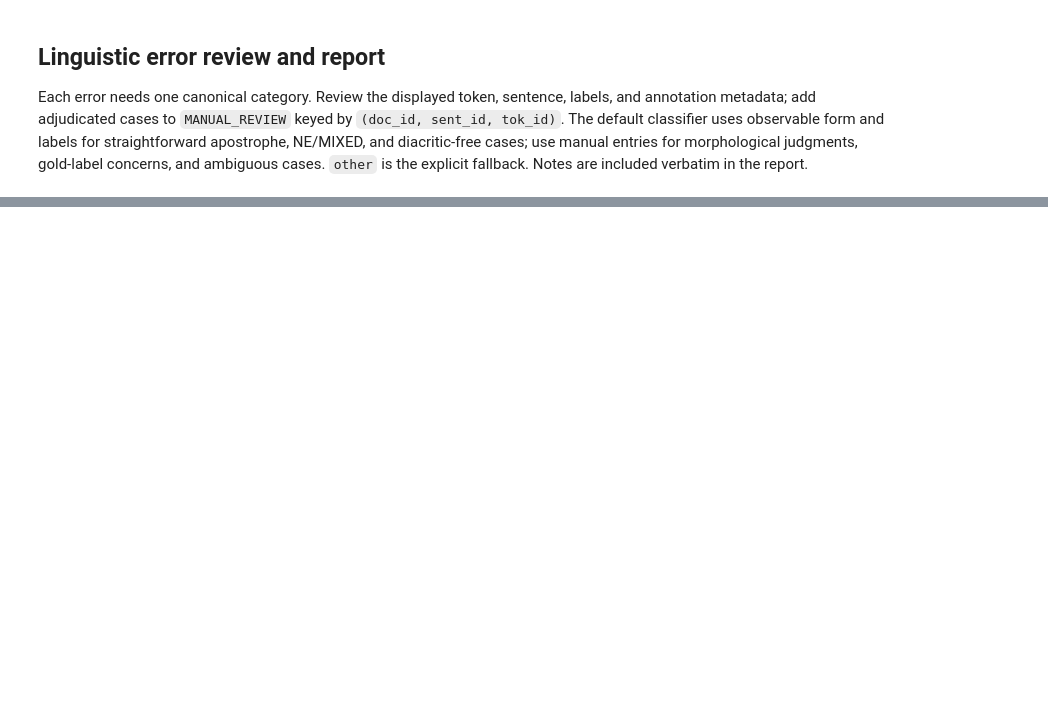
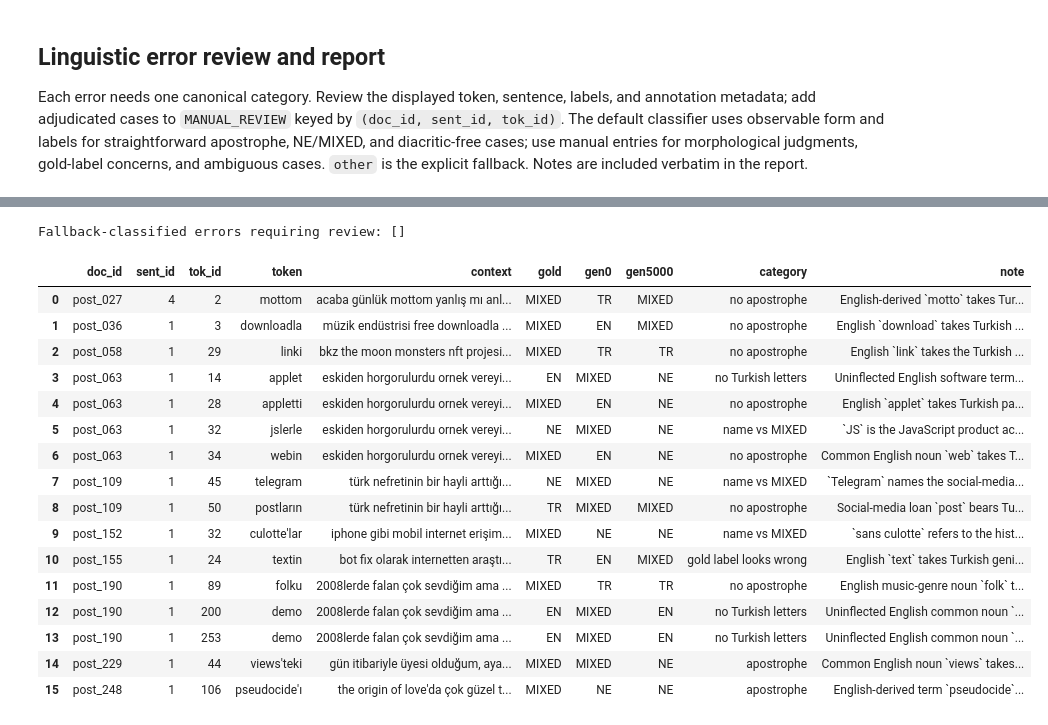
Before and after one commit to ShahemHassoun/TR-EN-CodeSwitch-LID, a Jupyter notebook: notebooks/error_analysis.ipynb, the cells around one changed output, grey strips where cells are left out. Drawn from its saved outputs; the diff is of its cells as text; code cells hidden in the pictures; blank space fills up the shorter version.

Commit message:
feat(mahmut): add crf_gen10000 predictions and finalize error analysis on berturk_gen5000

```diff
--- a/notebooks/error_analysis.ipynb
+++ b/notebooks/error_analysis.ipynb
@@ -16,10 +16,9 @@ if REPO_ROOT is None:
 if str(REPO_ROOT / "src") not in sys.path:
     sys.path.insert(0, str(REPO_ROOT / "src"))
 
-# Update only these run names to compare a different selected model size.
 RUNS = {
     "gen0": "berturk_gen0_seed1",
-    "gen2500": "berturk_gen2500_seed1",
+    "gen5000": "berturk_gen5000_seed1",
 }
 PREDICTION_DIR = REPO_ROOT / "results" / "predictions"
 REPORT_PATH = REPO_ROOT / "results" / "error_analysis.md"
@@ -116,13 +126,13 @@ display(metrics.style.format({"precision": "{:.3f}", "recall": "{:.3f}", "F1": "
 candidate_mask = aligned[["gold", *RUNS.keys()]].eq("MIXED").any(axis=1)
 candidates = aligned.loc[candidate_mask].copy()
 candidates["gen0_correct"] = candidates["gen0"].eq(candidates["gold"])
-candidates["gen2500_correct"] = candidates["gen2500"].eq(candidates["gold"])
+candidates["gen5000_correct"] = candidates["gen5000"].eq(candidates["gold"])
 def transition(row):
-    if not row["gen0_correct"] and row["gen2500_correct"]:
+    if not row["gen0_correct"] and row["gen5000_correct"]:
         return "fixed"
-    if row["gen0_correct"] and not row["gen2500_correct"]:
+    if row["gen0_correct"] and not row["gen5000_correct"]:
         return "degraded"
-    if not row["gen0_correct"] and not row["gen2500_correct"]:
+    if not row["gen0_correct"] and not row["gen5000_correct"]:
         return "persistently wrong"
     return "correct in both"
 
@@ -131,5 +141,5 @@ transition_counts = candidates["transition"].value_counts().reindex(
     ["fixed", "degraded", "persistently wrong", "correct in both"], fill_value=0
 ).rename_axis("transition").reset_index(name="tokens")
 display(transition_counts)
-errors = candidates.loc[~(candidates["gen0_correct"] & candidates["gen2500_correct"])].copy()
+errors = candidates.loc[~(candidates["gen0_correct"] & candidates["gen5000_correct"])].copy()
 print(f"MIXED-focused token instances: {len(candidates)}; error instances: {len(errors)}")
@@ -149,10 +169,29 @@ CATEGORIES = [
 
 # Linguistic adjudications belong here; keys are stable token coordinates.
 # Example: ("post_001", 2, 4): ("no apostrophe", "English stem takes a Turkish suffix directly.")
-MANUAL_REVIEW = {}
+MANUAL_REVIEW = {
+    ("post_027", 4, 2): ("no apostrophe", "English-derived `motto` takes Turkish first-person possessive `-m` directly in `mottom`."),
+    ("post_036", 1, 3): ("no apostrophe", "English `download` takes Turkish instrumental/comitative `-la` directly in `downloadla`."),
+    ("post_058", 1, 29): ("no apostrophe", "English `link` takes the Turkish accusative/possessive suffix `-i` directly in `linki`."),
+    ("post_063", 1, 14): ("no Turkish letters", "Uninflected English software term `applet`; it is not a named entity or a Turkish-suffixed form."),
+    ("post_063", 1, 28): ("no apostrophe", "English `applet` takes Turkish past copula `-ti` directly in `appletti`."),
+    ("post_063", 1, 32): ("name vs MIXED", "`JS` is the JavaScript product acronym with Turkish plural/instrumental `-lerle`; NE is appropriate, not MIXED."),
+    ("post_063", 1, 34): ("no apostrophe", "Common English noun `web` takes Turkish genitive `-in` directly in `webin`."),
+    ("post_109", 1, 45): ("name vs MIXED", "`Telegram` names the social-media platform in `bir telegram grubu`; the gold NE label is appropriate."),
+    ("post_109", 1, 50): ("no apostrophe", "Social-media loan `post` bears Turkish plural and genitive suffixes `-lar-ın`; gold TR is consistent with lexicalized usage."),
+    ("post_109", 1, 54): ("no apostrophe", "English `subreddit` takes Turkish plural and locative suffixes `-ler-de`; all three MIXED labels agree."),
+    ("post_152", 1, 32): ("name vs MIXED", "`sans culotte` refers to the historical sans-culottes; Turkish plural `-lar` is apostrophe-separated, making the NE/MIXED boundary salient."),
+    ("post_155", 1, 24): ("gold label looks wrong", "English `text` takes Turkish genitive `-in` without an apostrophe in `textin`; this context retains the English stem, so gold TR appears under-mixed."),
+    ("post_155", 1, 12): ("apostrophe", "English `database` takes Turkish accusative/possessive `-i` after an apostrophe in `database'i`; all three MIXED labels agree."),
+    ("post_190", 1, 89): ("no apostrophe", "English music-genre noun `folk` takes Turkish accusative `-u` directly in `folku`."),
+    ("post_190", 1, 200): ("no Turkish letters", "Uninflected English common noun `demo` in `iki şaheser demo`; no Turkish suffix is present."),
+    ("post_190", 1, 253): ("no Turkish letters", "Uninflected English common noun `demo`; the surrounding Turkish clause does not make the token MIXED."),
+    ("post_229", 1, 44): ("apostrophe", "Common English noun `views` takes Turkish `-teki` after an apostrophe; it is not a named entity."),
+    ("post_248", 1, 106): ("apostrophe", "English-derived term `pseudocide` takes Turkish accusative `-ı` after an apostrophe; it is not a named entity."),
+}
 
 def default_category(row):
-    predictions = (row["gen0"], row["gen2500"])
+    predictions = (row["gen0"], row["gen5000"])
     if "NE" in (row["gold"], *predictions) and "MIXED" in (row["gold"], *predictions):
         return "name vs MIXED", "Named-entity and MIXED labels are confused for this token."
     if any(mark in row["token"] for mark in ("'", "’", "ʼ", "`")):
@@ -171,6 +210,17 @@ errors = errors.merge(metadata, on=key, how="left", validate="one_to_one")
 sentences_by_key = {}
 for sentence in load_split_sentences(SPLIT):
     sentences_by_key[(sentence.doc_id, int(sentence.sent_id))] = " ".join(sentence.tokens)
+candidates["context"] = candidates.apply(
+    lambda row: sentences_by_key[(row["doc_id"], int(row["sent_id"]))], axis=1
+)
+display(candidates[["doc_id", "sent_id", "tok_id", "token", "context", "gold", "gen0", "gen5000", "transition"]])
+candidate_keys = {
+    (row["doc_id"], int(row["sent_id"]), int(row["tok_id"]))
+    for _, row in candidates.iterrows()
+}
+unreviewed_candidates = sorted(candidate_keys - MANUAL_REVIEW.keys())
+if unreviewed_candidates:
+    raise ValueError(f"MIXED-focused tokens missing linguistic review: {unreviewed_candidates}")
 errors["context"] = errors.apply(
     lambda row: sentences_by_key[(row["doc_id"], int(row["sent_id"]))], axis=1
 )
@@ -182,12 +232,22 @@ for _, row in errors.iterrows():
     if category not in CATEGORIES:
         raise ValueError(f"Invalid category {category!r} for {token_key}")
     reviewed.append({**row.to_dict(), "category": category, "note": note})
+fallback_review = [
+    (row["doc_id"], int(row["sent_id"]), int(row["tok_id"]))
+    for _, row in errors.iterrows()
+    if default_category(row)[0] == "other"
+    and (row["doc_id"], int(row["sent_id"]), int(row["tok_id"])) not in MANUAL_REVIEW
+]
+print(f"Fallback-classified errors requiring review: {fallback_review}")
+if fallback_review:
+    raise ValueError(f"Unreviewed fallback-classified errors: {fallback_review}")
 error_table = pd.DataFrame(reviewed)
-display(error_table[["doc_id", "sent_id", "tok_id", "token", "context", "gold", "gen0", "gen2500", "category", "note"]])
+display(error_table[["doc_id", "sent_id", "tok_id", "token", "context", "gold", "gen0", "gen5000", "category", "note"]])
 
 category_counts = error_table.groupby("category").agg(
     error_tokens=("token", "size"),
     gen0_errors=("gen0_correct", lambda values: int((~values).sum())),
-    gen2500_errors=("gen2500_correct", lambda values: int((~values).sum())),
+    gen5000_errors=("gen5000_correct", lambda values: int((~values).sum())),
 ).reindex(CATEGORIES, fill_value=0).reset_index()
 display(category_counts)
+# %% [output]
@@ -193,0 +271,18 @@ display(category_counts)
+Fallback-classified errors requiring review: []
+|  | doc_id | sent_id | tok_id | token | context | gold | gen0 | gen5000 | category | note |
+| 0 | post_027 | 4 | 2 | mottom | acaba günlük mottom yanlış mı anl... | MIXED | TR | MIXED | no apostrophe | English-derived `motto` takes Tur... |
+| 1 | post_036 | 1 | 3 | downloadla | müzik endüstrisi free downloadla ... | MIXED | EN | MIXED | no apostrophe | English `download` takes Turkish ... |
+| 2 | post_058 | 1 | 29 | linki | bkz the moon monsters nft projesi... | MIXED | TR | TR | no apostrophe | English `link` takes the Turkish ... |
+| 3 | post_063 | 1 | 14 | applet | eskiden horgorulurdu ornek vereyi... | EN | MIXED | NE | no Turkish letters | Uninflected English software term... |
+| 4 | post_063 | 1 | 28 | appletti | eskiden horgorulurdu ornek vereyi... | MIXED | EN | NE | no apostrophe | English `applet` takes Turkish pa... |
+| 5 | post_063 | 1 | 32 | jslerle | eskiden horgorulurdu ornek vereyi... | NE | MIXED | NE | name vs MIXED | `JS` is the JavaScript product ac... |
+| 6 | post_063 | 1 | 34 | webin | eskiden horgorulurdu ornek vereyi... | MIXED | EN | NE | no apostrophe | Common English noun `web` takes T... |
+| 7 | post_109 | 1 | 45 | telegram | türk nefretinin bir hayli arttığı... | NE | MIXED | NE | name vs MIXED | `Telegram` names the social-media... |
+| 8 | post_109 | 1 | 50 | postların | türk nefretinin bir hayli arttığı... | TR | MIXED | MIXED | no apostrophe | Social-media loan `post` bears Tu... |
+| 9 | post_152 | 1 | 32 | culotte'lar | iphone gibi mobil internet erişim... | MIXED | NE | NE | name vs MIXED | `sans culotte` refers to the hist... |
+| 10 | post_155 | 1 | 24 | textin | bot fix olarak internetten araştı... | TR | EN | MIXED | gold label looks wrong | English `text` takes Turkish geni... |
+| 11 | post_190 | 1 | 89 | folku | 2008lerde falan çok sevdiğim ama ... | MIXED | TR | TR | no apostrophe | English music-genre noun `folk` t... |
+| 12 | post_190 | 1 | 200 | demo | 2008lerde falan çok sevdiğim ama ... | EN | MIXED | EN | no Turkish letters | Uninflected English common noun `... |
+| 13 | post_190 | 1 | 253 | demo | 2008lerde falan çok sevdiğim ama ... | EN | MIXED | EN | no Turkish letters | Uninflected English common noun `... |
+| 14 | post_229 | 1 | 44 | views'teki | gün itibariyle üyesi olduğum, aya... | MIXED | MIXED | NE | apostrophe | Common English noun `views` takes... |
+| 15 | post_248 | 1 | 106 | pseudocide'ı | the origin of love'da çok güzel t... | MIXED | NE | NE | apostrophe | English-derived term `pseudocide`... |
```
Also changed, not shown: parts of 7 cells of this notebook, 4 other files.
